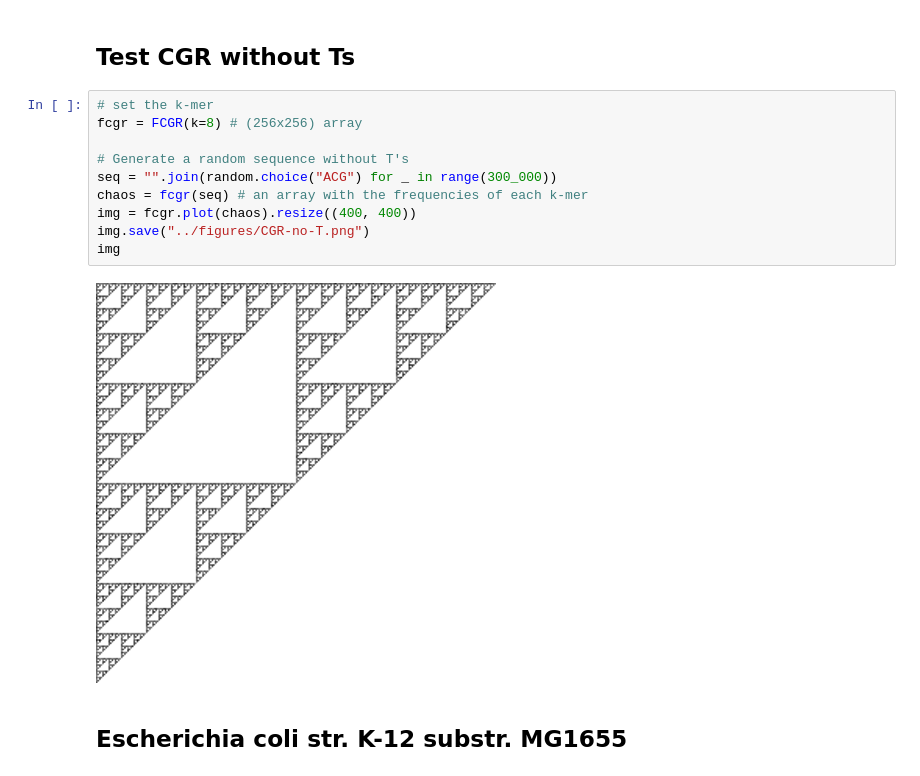
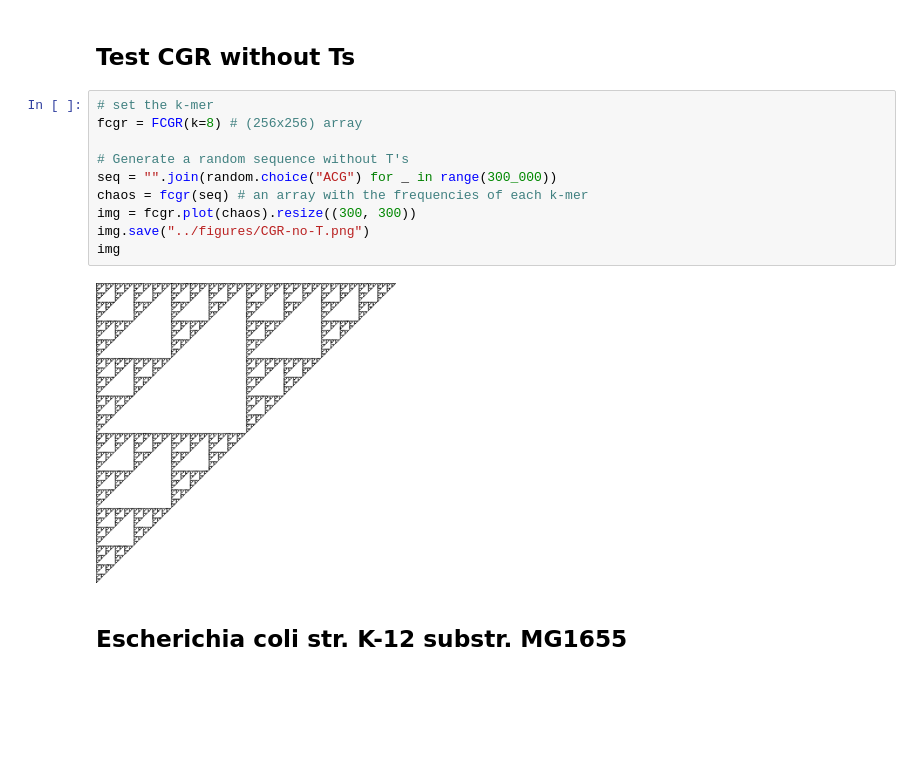
Before and after one commit to Ethan-Hetrick/CX4803-MLB-final-project-Spring-2025, a Jupyter notebook: bin/FCGR_test.ipynb, the cells around one changed output. Cells and saved outputs as stored; diff of their text form; blank space fills up the shorter version.

```diff
--- a/bin/FCGR_test.ipynb
+++ b/bin/FCGR_test.ipynb
@@ -37,15 +37,15 @@ print(inspect.getsource(fcgr.plot))
 # %%
 # set the k-mer
 fcgr = FCGR(k=8) # (256x256) array
 
 # Generate a random sequence without T's
 seq = "".join(random.choice("ACG") for _ in range(300_000))
 chaos = fcgr(seq) # an array with the frequencies of each k-mer
-img = fcgr.plot(chaos).resize((400, 400))
+img = fcgr.plot(chaos).resize((300, 300))
 img.save("../figures/CGR-no-T.png")
 img
 # %% [output]
-[figure, old version]
+[figure, new version]
 # %% [markdown]
 ## Escherichia coli str. K-12 substr. MG1655
 # %%
```
Also changed, not shown: parts of 5 cells of this notebook, 2 other files.
